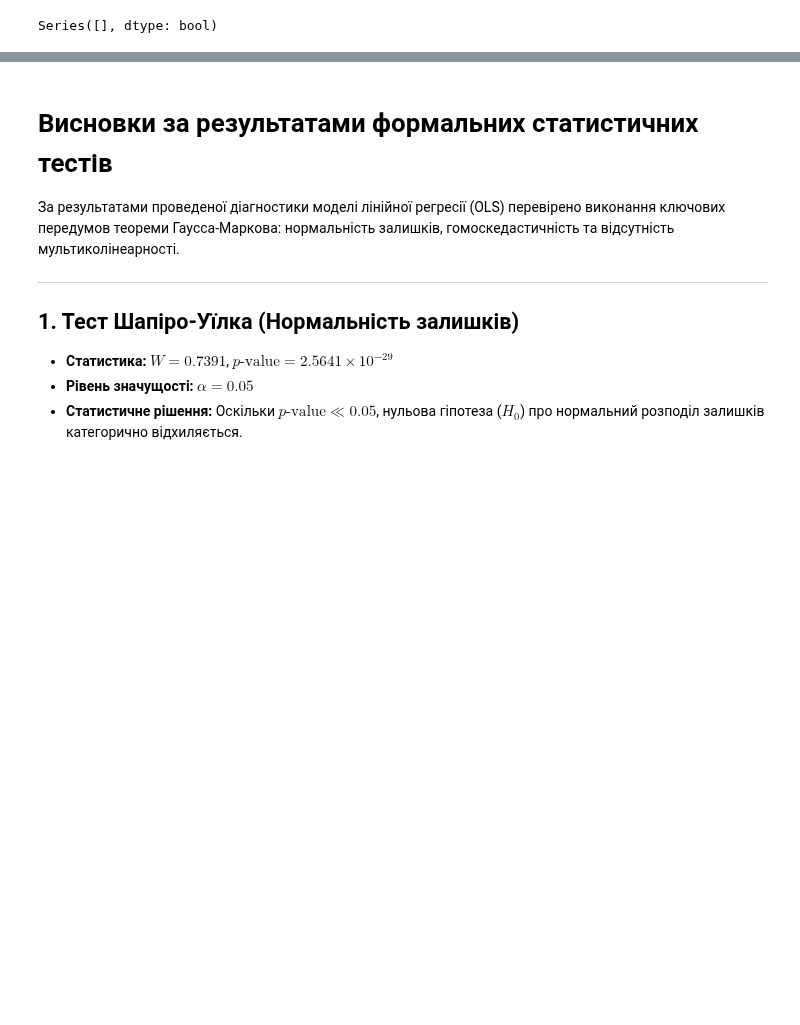
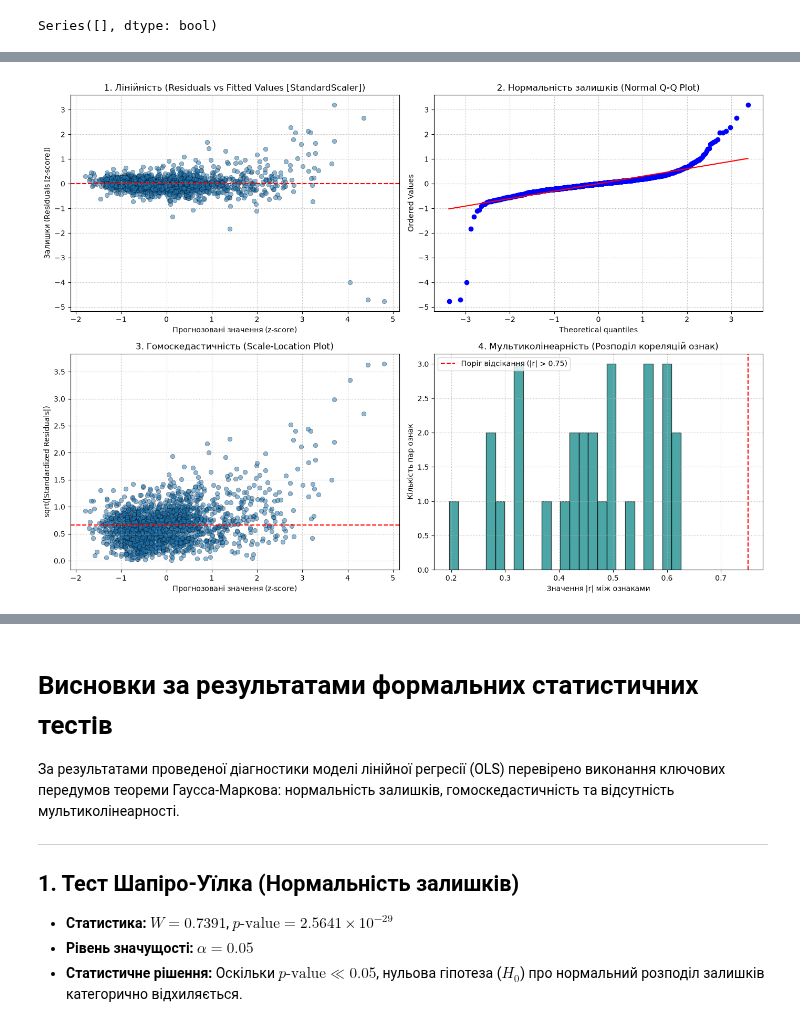
Before and after one commit to VasiukVitaliy/ML_subject, a Jupyter notebook: lab_1/lab_1_learn&test.ipynb, the cells around one changed output, grey strips where cells are left out. Saved outputs shown, nothing was run; the diff lists cells and outputs as text; code cells hidden in the pictures; blank space fills up the shorter version.

```diff
--- a/lab_1/lab_1_learn&test.ipynb
+++ b/lab_1/lab_1_learn&test.ipynb
@@ -462,3 +694,47 @@ metrics_df
+# %%
+import matplotlib.pyplot as plt
+import scipy.stats as stats
+
+y_train_pred_scaled = best_model.predict(X_train_processed).reshape(-1)
+y_train_true_scaled = y_train_scaled.reshape(-1)
+
+residuals_scaled = y_train_true_scaled - y_train_pred_scaled
+residuals_std = (residuals_scaled - np.mean(residuals_scaled)) / np.std(residuals_scaled)
+
+fig, axs = plt.subplots(2, 2, figsize=(14, 10))
+
+axs[0, 0].scatter(y_train_pred_scaled, residuals_scaled, alpha=0.5, edgecolors='k', linewidth=0.5)
+axs[0, 0].axhline(0, color='red', linestyle='--', linewidth=1.5)
+axs[0, 0].set_title("1. Лінійність (Residuals vs Fitted Values [StandardScaler])")
+axs[0, 0].set_xlabel("Прогнозовані значення (z-score)")
+axs[0, 0].set_ylabel("Залишки (Residuals [z-score])")
+axs[0, 0].grid(True, linestyle=':')
+
+stats.probplot(residuals_scaled, dist="norm", plot=axs[0, 1])
+axs[0, 1].set_title("2. Нормальність залишків (Normal Q-Q Plot)")
+axs[0, 1].grid(True, linestyle=':')
+
+axs[1, 0].scatter(y_train_pred_scaled, np.sqrt(np.abs(residuals_std)), alpha=0.5, edgecolors='k', linewidth=0.5)
+axs[1, 0].axhline(np.mean(np.sqrt(np.abs(residuals_std))), color='red', linestyle='--', linewidth=1.5)
+axs[1, 0].set_title("3. Гомоскедастичність (Scale-Location Plot)")
+axs[1, 0].set_xlabel("Прогнозовані значення (z-score)")
+axs[1, 0].set_ylabel("sqrt(|Standardized Residuals|)")
+axs[1, 0].grid(True, linestyle=':')
+
+numeric_corr = train_data[num_cols].corr().abs().values
+upper_tri_corr = numeric_corr[np.triu_indices_from(numeric_corr, k=1)]
+axs[1, 1].hist(upper_tri_corr, bins=25, color='teal', edgecolor='black', alpha=0.7)
+axs[1, 1].axvline(0.75, color='red', linestyle='--', label='Поріг відсікання (|r| > 0.75)')
+axs[1, 1].set_title("4. Мультиколінеарність (Розподіл кореляцій ознак)")
+axs[1, 1].set_xlabel("Значення |r| між ознаками")
+axs[1, 1].set_ylabel("Кількість пар ознак")
+axs[1, 1].legend()
+axs[1, 1].grid(True, linestyle=':')
+
+plt.tight_layout()
+plt.show()
+# %% [output]
+[figure, added]
 # %%
 import matplotlib.pyplot as plt
 
```
Also changed, not shown: parts of 23 cells of this notebook, 2 other files.
